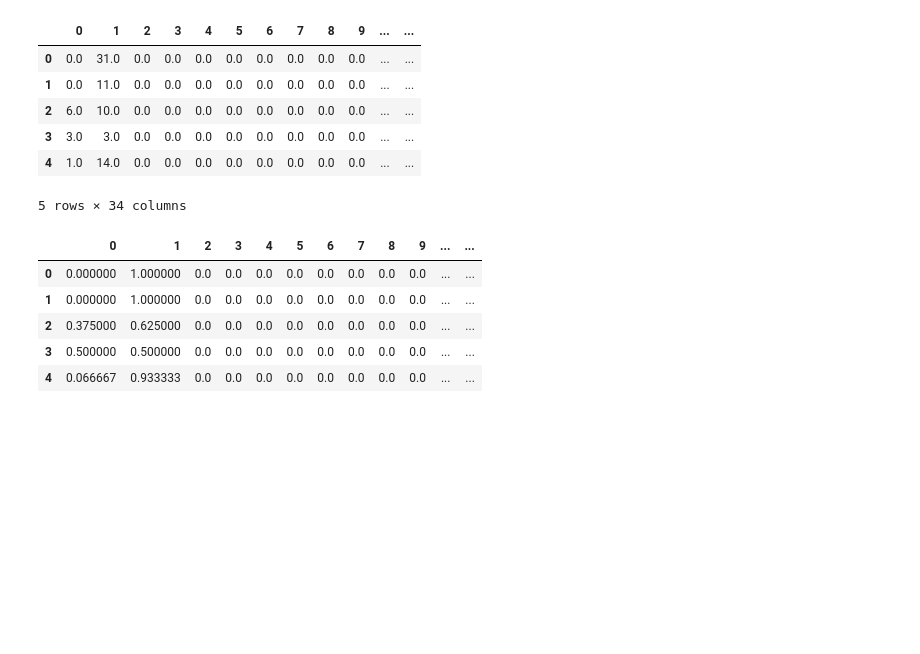
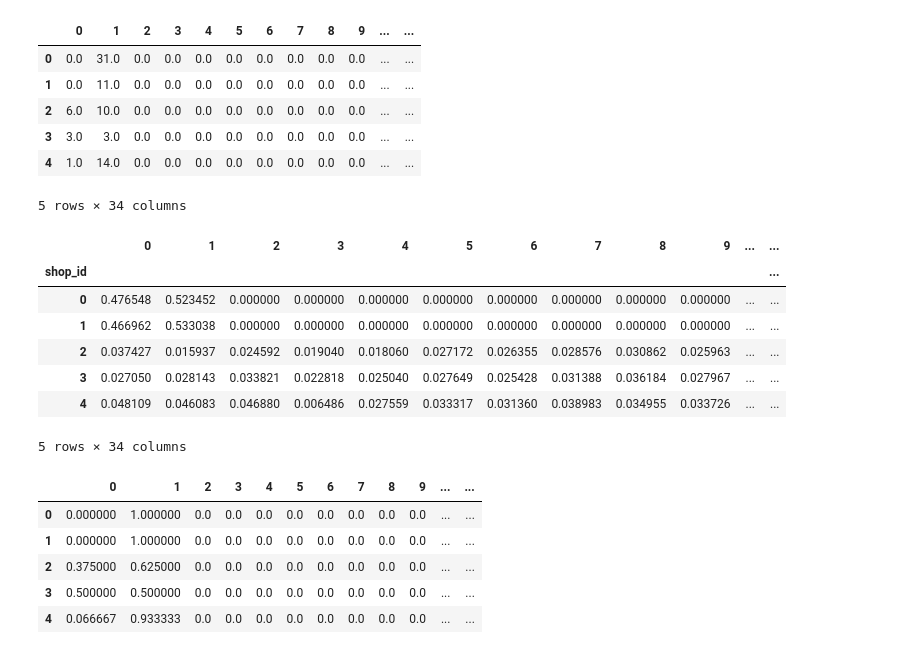
Before and after one commit to AlessandroBiagi/DataScienceProjects, a Jupyter notebook: Future_Sales/scripts/Predict_Future_Sales.ipynb, the cells around one changed output. Cells and saved outputs as stored; diff of their text form; code cells hidden in the pictures; blank space fills up the shorter version.

```diff
--- a/Future_Sales/scripts/Predict_Future_Sales.ipynb
+++ b/Future_Sales/scripts/Predict_Future_Sales.ipynb
@@ -1307,3 +1368,15 @@ df_clusters_ready.head()
+# %%
+df_clusters_shop = df_normalizer(df=df_clusters_shop)
+df_clusters_shop.head()
+# %% [output]
+|  | 0 | 1 | 2 | 3 | 4 | 5 | 6 | 7 | 8 | 9 | ... | ... |
+| shop_id |  |  |  |  |  |  |  |  |  |  |  | ... |
+| 0 | 0.476548 | 0.523452 | 0.000000 | 0.000000 | 0.000000 | 0.000000 | 0.000000 | 0.000000 | 0.000000 | 0.000000 | ... | ... |
+| 1 | 0.466962 | 0.533038 | 0.000000 | 0.000000 | 0.000000 | 0.000000 | 0.000000 | 0.000000 | 0.000000 | 0.000000 | ... | ... |
+| 2 | 0.037427 | 0.015937 | 0.024592 | 0.019040 | 0.018060 | 0.027172 | 0.026355 | 0.028576 | 0.030862 | 0.025963 | ... | ... |
+| 3 | 0.027050 | 0.028143 | 0.033821 | 0.022818 | 0.025040 | 0.027649 | 0.025428 | 0.031388 | 0.036184 | 0.027967 | ... | ... |
+| 4 | 0.048109 | 0.046083 | 0.046880 | 0.006486 | 0.027559 | 0.033317 | 0.031360 | 0.038983 | 0.034955 | 0.033726 | ... | ... |
+5 rows × 34 columns
 # %%
 from sklearn.preprocessing import Normalizer
 df_clusters_ready.iloc[:,:] = Normalizer(norm='l1').fit_transform(df_clusters_ready)
```
Also changed, not shown: parts of 33 cells of this notebook.
